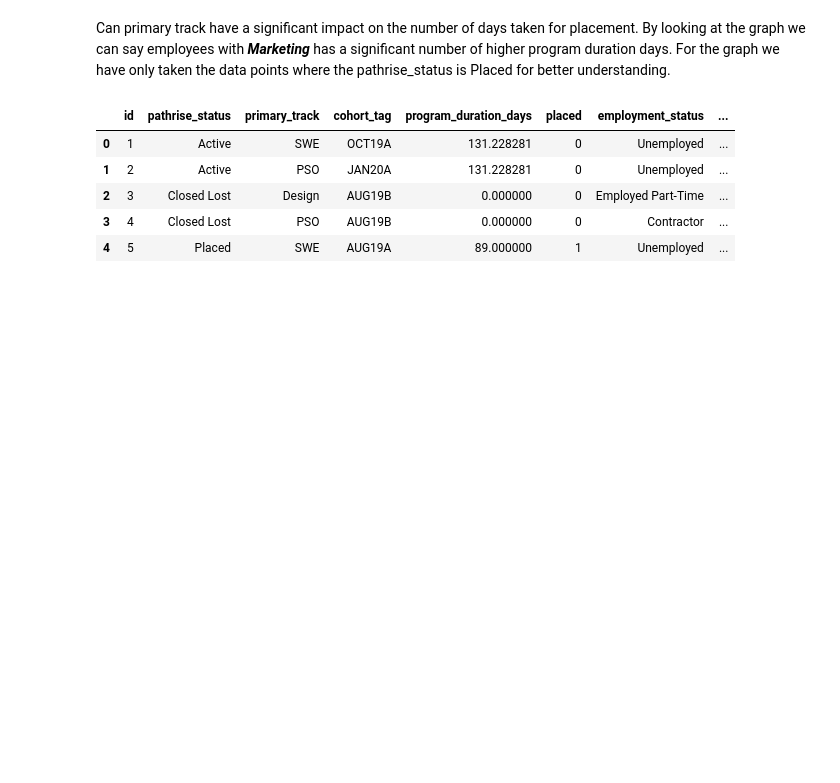
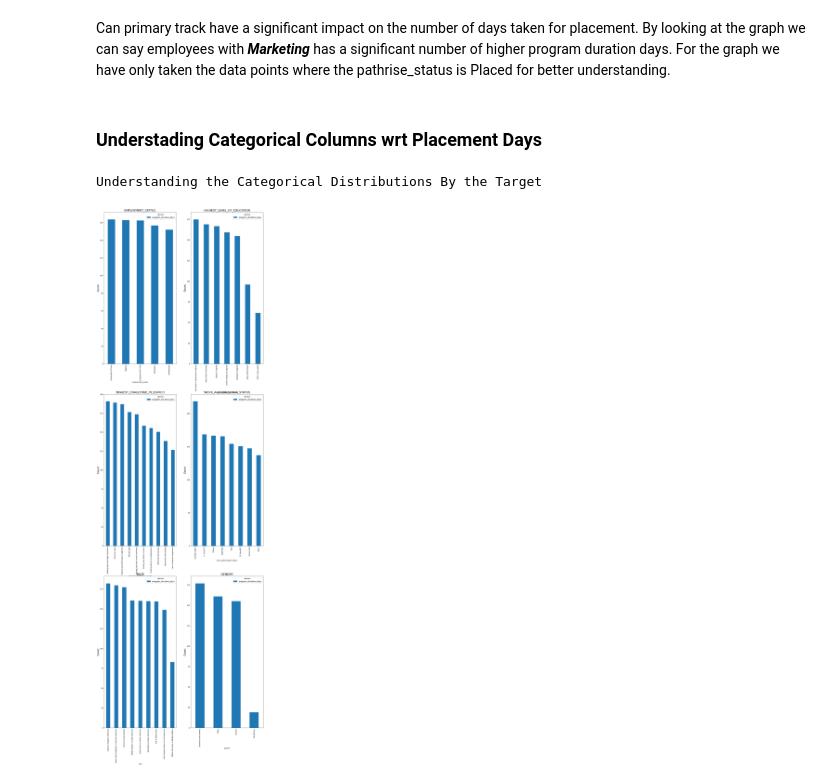
Before and after one commit to robinsaheb/Pathrise, a Jupyter notebook: Pathrise.ipynb, the cells around one changed output. Cells and saved outputs as stored; diff of their text form; code cells hidden in the pictures; blank space fills up the shorter version.

```diff
--- a/Pathrise.ipynb
+++ b/Pathrise.ipynb
@@ -151,30 +151,24 @@ plt.show()
 [figure]
 # %% [markdown]
 Can primary track have a significant impact on the number of days taken for placement. By looking at the graph we can say employees with ***Marketing*** has a significant number of higher program duration days. For the graph we have only taken the data points where the pathrise_status is Placed for better understanding.
+# %% [markdown]
+### Understading Categorical Columns wrt Placement Days
 # %%
-print("Understanding he Categorical Distributions By the Targer(ATTRITION)")
-fig, axes = plt.subplots(nrows=8, ncols=2, figsize=(18,35))
-fig.subplots_adjust(hspace=0.5, bottom=0)
+
+fig, axes = plt.subplots(nrows=3, ncols=2, figsize=(18,60))
+#fig.subplots_adjust(hspace=0.5, bottom=0)
 # Categorical features
-cat_cols = ['Gender', 'PerformanceRating',
-            'OverTime', 'MaritalStatus', 'Department', 'BusinessTravel', 'StockOptionLevel',
-            'EnvironmentSatisfaction', 'JobInvolvement', 'JobSatisfaction',
-            'RelationshipSatisfaction', 'WorkLifeBalance', 'Education',
-            'JobLevel', 'EducationField', 'TrainingTimesLastYear',
-            'JobRole', 'NumCompaniesWorked']
+cat_cols = ['employment_status ','highest_level_of_education', 'biggest_challenge_in_search',
+           'work_authorization_status', 'race', 'gender']
 
 
 for ax, catplot in zip(axes.flatten(), cat_cols):
-        sns.countplot(x=catplot, data=df, hue='Attrition', ax=ax, )
-        ## GEting the ratio of Years with current manager just to test into graphs
-        ax.set_title(catplot.upper(), fontsize=18)
-        ax.set_ylabel('Count', fontsize=16)
-        ax.set_xlabel(f'{catplot} Values', fontsize=15)
-        ax.legend(title='Attrition', fontsize=12)
+    df_loc = df_1.groupby(catplot).agg({'program_duration_days':'mean'}).sort_values(by='program_duration_days', ascending=False)
+    df_loc.plot(kind='bar',figsize=(18,60), ax=ax,)
+    ax.set_title(catplot.upper(), fontsize=18)
+    ax.set_ylabel('Count', fontsize=16)
+    #ax.set_xlabel(f'{catplot} Values', fontsize=15)
+    ax.legend(title='Attrition', fontsize=12)
 # %% [output]
-|  | id | pathrise_status | primary_track | cohort_tag | program_duration_days | placed | employment_status | ... |
-| 0 | 1 | Active | SWE | OCT19A | 131.228281 | 0 | Unemployed | ... |
-| 1 | 2 | Active | PSO | JAN20A | 131.228281 | 0 | Unemployed | ... |
-| 2 | 3 | Closed Lost | Design | AUG19B | 0.000000 | 0 | Employed Part-Time | ... |
-| 3 | 4 | Closed Lost | PSO | AUG19B | 0.000000 | 0 | Contractor | ... |
-| 4 | 5 | Placed | SWE | AUG19A | 89.000000 | 1 | Unemployed | ... |
+Understanding the Categorical Distributions By the Target
+[figure, added]
```
Also changed, not shown: parts of 4 cells of this notebook.
